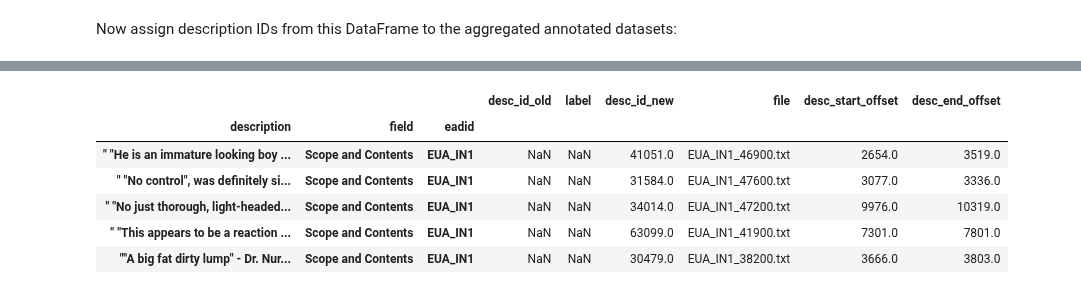
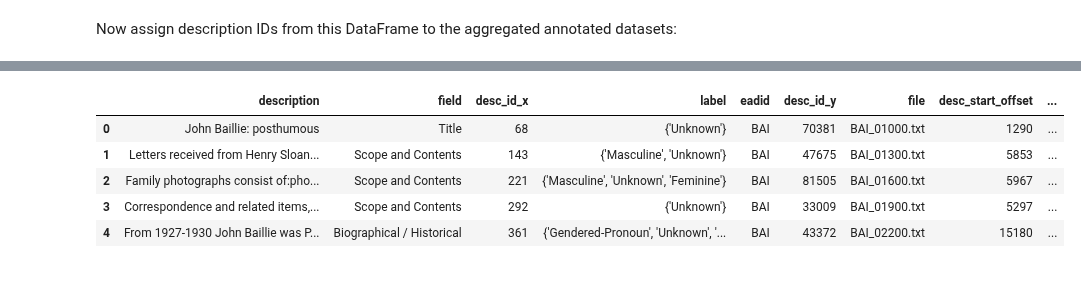
Before and after one commit to thegoose20/gender-bias, a Jupyter notebook: analysis/Analysis_DescAndAnnotLengths.ipynb, the cells around one changed output, grey strips where cells are left out. Cells and saved outputs as stored; diff of their text form; code cells hidden in the pictures.

```diff
--- a/analysis/Analysis_DescAndAnnotLengths.ipynb
+++ b/analysis/Analysis_DescAndAnnotLengths.ipynb
@@ -300,10 +297,10 @@ df_grouped_joined = df_grouped.set_index(["description","field","eadid"]).join(n
-# %%
-df_grouped_joined.head()
-# %% [output]
-|  |  |  | desc_id_old | label | desc_id_new | file | desc_start_offset | desc_end_offset |
-| description | field | eadid |  |  |  |  |  |  |
-| " "He is an immature looking boy ... | Scope and Contents | EUA_IN1 | NaN | NaN | 41051.0 | EUA_IN1_46900.txt | 2654.0 | 3519.0 |
-| " "No control", was definitely si... | Scope and Contents | EUA_IN1 | NaN | NaN | 31584.0 | EUA_IN1_47600.txt | 3077.0 | 3336.0 |
-| " "No just thorough, light-headed... | Scope and Contents | EUA_IN1 | NaN | NaN | 34014.0 | EUA_IN1_47200.txt | 9976.0 | 10319.0 |
-| " "This appears to be a reaction ... | Scope and Contents | EUA_IN1 | NaN | NaN | 63099.0 | EUA_IN1_41900.txt | 7301.0 | 7801.0 |
-| ""A big fat dirty lump" - Dr. Nur... | Scope and Contents | EUA_IN1 | NaN | NaN | 30479.0 | EUA_IN1_38200.txt | 3666.0 | 3803.0 |
+# %%
+df_merged = df_grouped.merge(new_descs_df, left_on=["description", "field", "eadid"], right_on=["description", "field", "eadid"])
+df_merged.head()
+# %% [output]
+|  | description | field | desc_id_x | label | eadid | desc_id_y | file | desc_start_offset | ... |
+| 0 | John Baillie: posthumous | Title | 68 | {'Unknown'} | BAI | 70381 | BAI_01000.txt | 1290 | ... |
+| 1 | Letters received from Henry Sloan... | Scope and Contents | 143 | {'Masculine', 'Unknown'} | BAI | 47675 | BAI_01300.txt | 5853 | ... |
+| 2 | Family photographs consist of:pho... | Scope and Contents | 221 | {'Masculine', 'Unknown', 'Feminine'} | BAI | 81505 | BAI_01600.txt | 5967 | ... |
+| 3 | Correspondence and related items,... | Scope and Contents | 292 | {'Unknown'} | BAI | 33009 | BAI_01900.txt | 5297 | ... |
+| 4 | From 1927-1930 John Baillie was P... | Biographical / Historical | 361 | {'Gendered-Pronoun', 'Unknown', '... | BAI | 43372 | BAI_02200.txt | 15180 | ... |
```
Also changed, not shown: parts of 13 cells of this notebook.
